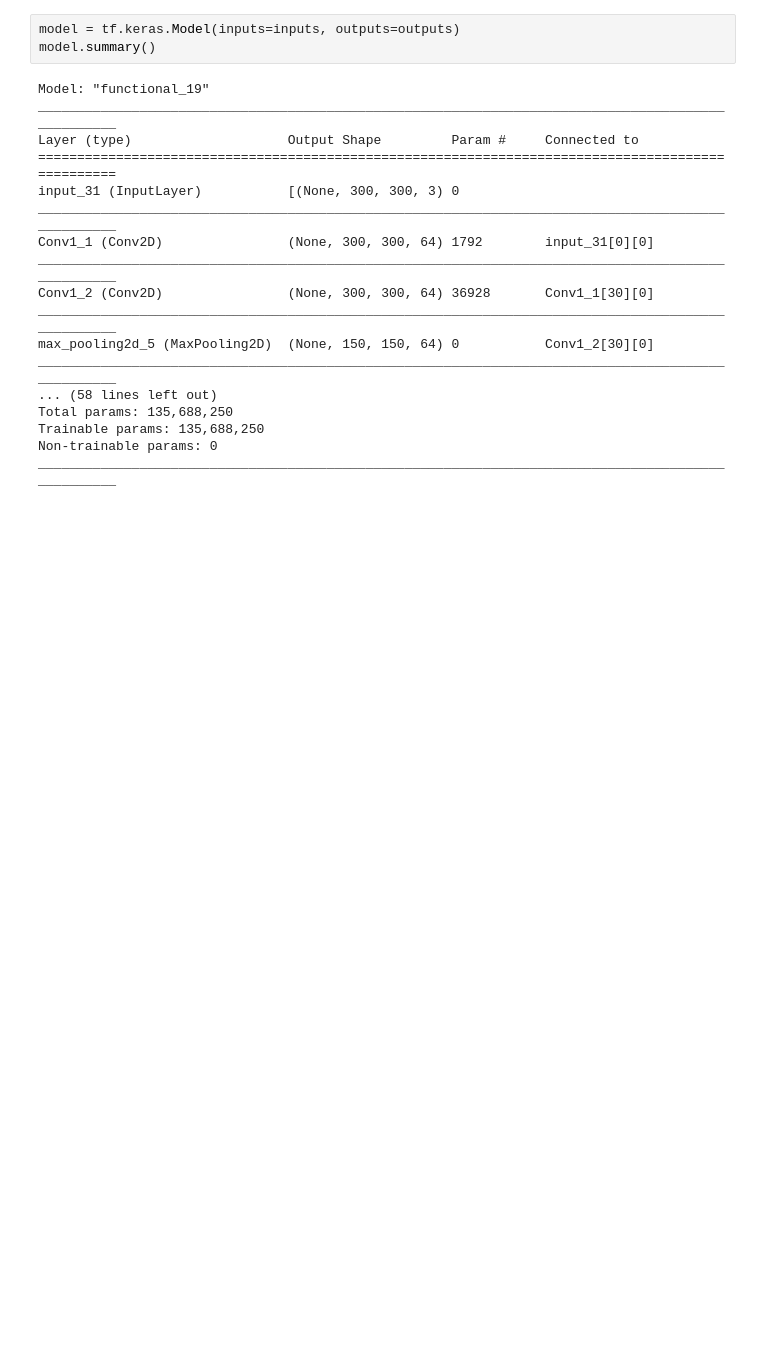
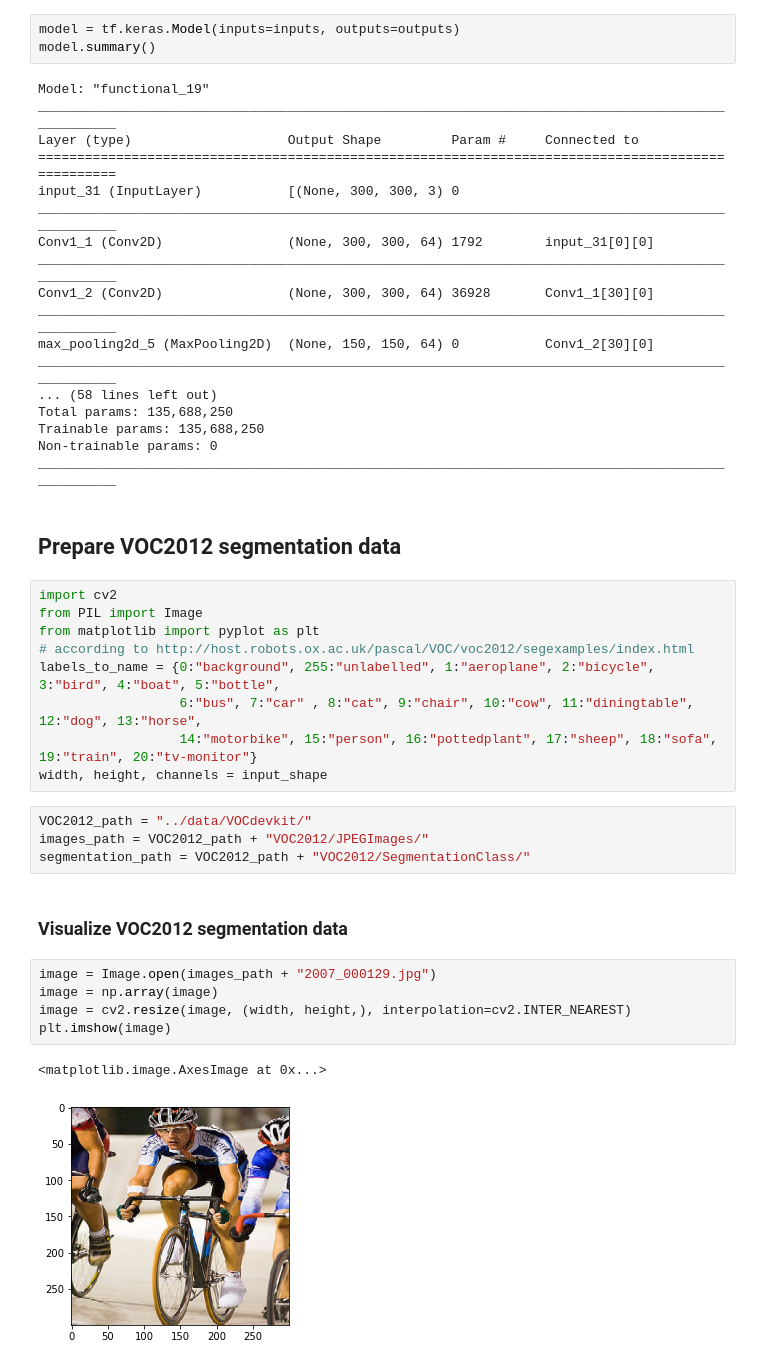
Before and after one commit to Apiquet/Segmentation, a Jupyter notebook: FCN8.ipynb, the cells around one changed output. Drawn from its saved outputs; the diff is of its cells as text; blank space fills up the shorter version.

Commit message:
[DEV][DB] Load SegmentationClass from VOC2012

```diff
--- a/FCN8.ipynb
+++ b/FCN8.ipynb
@@ -114,3 +114,28 @@ Total params: 135,688,250
 Trainable params: 135,688,250
 Non-trainable params: 0
 __________________________________________________________________________________________________
+# %% [markdown]
+## Prepare VOC2012 segmentation data
+# %%
+import cv2
+from PIL import Image
+from matplotlib import pyplot as plt
+# according to http://host.robots.ox.ac.uk/pascal/VOC/voc2012/segexamples/index.html
+labels_to_name = {0:"background", 255:"unlabelled", 1:"aeroplane", 2:"bicycle", 3:"bird", 4:"boat", 5:"bottle",
+                  6:"bus", 7:"car" , 8:"cat", 9:"chair", 10:"cow", 11:"diningtable", 12:"dog", 13:"horse",
+                  14:"motorbike", 15:"person", 16:"pottedplant", 17:"sheep", 18:"sofa", 19:"train", 20:"tv-monitor"}
+width, height, channels = input_shape
+# %%
+VOC2012_path = "../data/VOCdevkit/"
+images_path = VOC2012_path + "VOC2012/JPEGImages/"
+segmentation_path = VOC2012_path + "VOC2012/SegmentationClass/"
+# %% [markdown]
+### Visualize VOC2012 segmentation data
+# %%
+image = Image.open(images_path + "2007_000129.jpg")
+image = np.array(image)
+image = cv2.resize(image, (width, height,), interpolation=cv2.INTER_NEAREST)
+plt.imshow(image)
+# %% [output]
+<matplotlib.image.AxesImage at 0x...>
+[figure, added]
```
Also changed, not shown: parts of 2 cells of this notebook.
